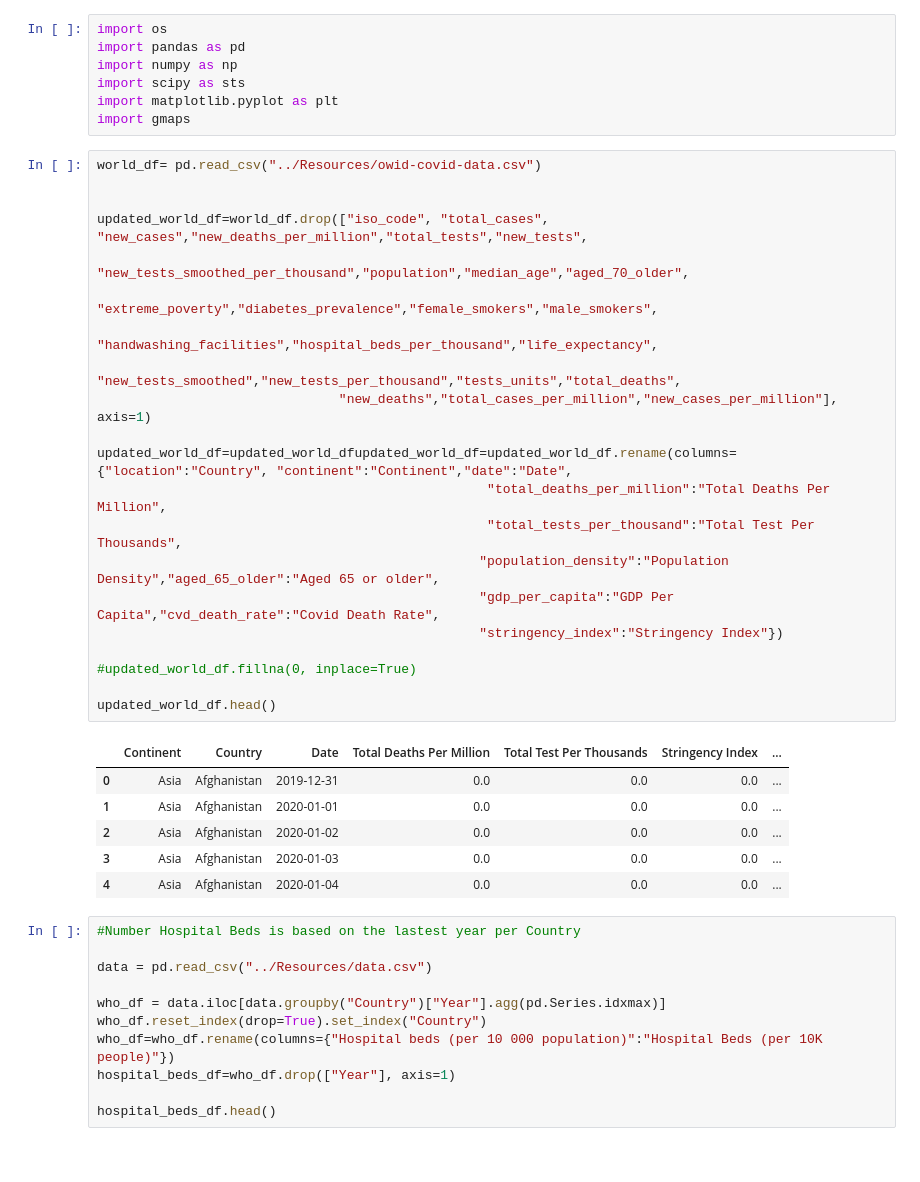
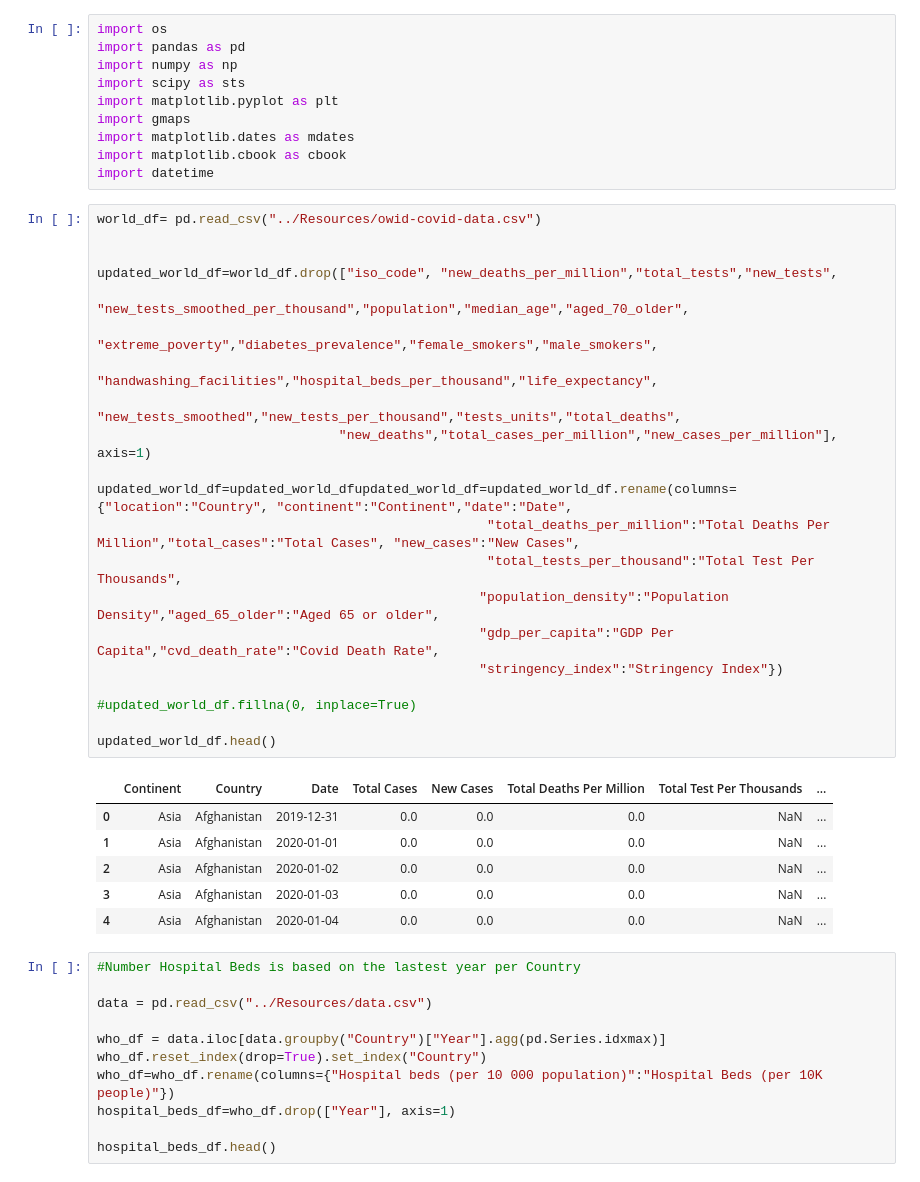
Before and after one commit to M-Agami/META-B, a Jupyter notebook: Coding/Coronavirus.ipynb, the cells around one changed output. Cells and saved outputs as stored; diff of their text form.

```diff
--- a/Coding/Coronavirus.ipynb
+++ b/Coding/Coronavirus.ipynb
@@ -5,34 +5,37 @@ import numpy as np
 import scipy as sts
 import matplotlib.pyplot as plt
 import gmaps
+import matplotlib.dates as mdates
+import matplotlib.cbook as cbook
+import datetime
 # %%
 world_df= pd.read_csv("../Resources/owid-covid-data.csv")
 
 
-updated_world_df=world_df.drop(["iso_code", "total_cases", "new_cases","new_deaths_per_million","total_tests","new_tests",
+updated_world_df=world_df.drop(["iso_code", "new_deaths_per_million","total_tests","new_tests",
                                 "new_tests_smoothed_per_thousand","population","median_age","aged_70_older",
                                 "extreme_poverty","diabetes_prevalence","female_smokers","male_smokers",
                                "handwashing_facilities","hospital_beds_per_thousand","life_expectancy",
                                "new_tests_smoothed","new_tests_per_thousand","tests_units","total_deaths",
                                "new_deaths","total_cases_per_million","new_cases_per_million"], axis=1)
 
 updated_world_df=updated_world_dfupdated_world_df=updated_world_df.rename(columns={"location":"Country", "continent":"Continent","date":"Date",
-                                                  "total_deaths_per_million":"Total Deaths Per Million",
+                                                  "total_deaths_per_million":"Total Deaths Per Million","total_cases":"Total Cases", "new_cases":"New Cases",
                                                   "total_tests_per_thousand":"Total Test Per Thousands",
                                                  "population_density":"Population Density","aged_65_older":"Aged 65 or older",
                                                  "gdp_per_capita":"GDP Per Capita","cvd_death_rate":"Covid Death Rate",
                                                  "stringency_index":"Stringency Index"})
 
 #updated_world_df.fillna(0, inplace=True)
 
 updated_world_df.head()
 # %% [output]
-|  | Continent | Country | Date | Total Deaths Per Million | Total Test Per Thousands | Stringency Index | ... |
-| 0 | Asia | Afghanistan | 2019-12-31 | 0.0 | 0.0 | 0.0 | ... |
-| 1 | Asia | Afghanistan | 2020-01-01 | 0.0 | 0.0 | 0.0 | ... |
-| 2 | Asia | Afghanistan | 2020-01-02 | 0.0 | 0.0 | 0.0 | ... |
-| 3 | Asia | Afghanistan | 2020-01-03 | 0.0 | 0.0 | 0.0 | ... |
-| 4 | Asia | Afghanistan | 2020-01-04 | 0.0 | 0.0 | 0.0 | ... |
+|  | Continent | Country | Date | Total Cases | New Cases | Total Deaths Per Million | Total Test Per Thousands | ... |
+| 0 | Asia | Afghanistan | 2019-12-31 | 0.0 | 0.0 | 0.0 | NaN | ... |
+| 1 | Asia | Afghanistan | 2020-01-01 | 0.0 | 0.0 | 0.0 | NaN | ... |
+| 2 | Asia | Afghanistan | 2020-01-02 | 0.0 | 0.0 | 0.0 | NaN | ... |
+| 3 | Asia | Afghanistan | 2020-01-03 | 0.0 | 0.0 | 0.0 | NaN | ... |
+| 4 | Asia | Afghanistan | 2020-01-04 | 0.0 | 0.0 | 0.0 | NaN | ... |
 # %%
 #Number Hospital Beds is based on the lastest year per Country
 
```
Also changed, not shown: parts of 6 cells of this notebook.
